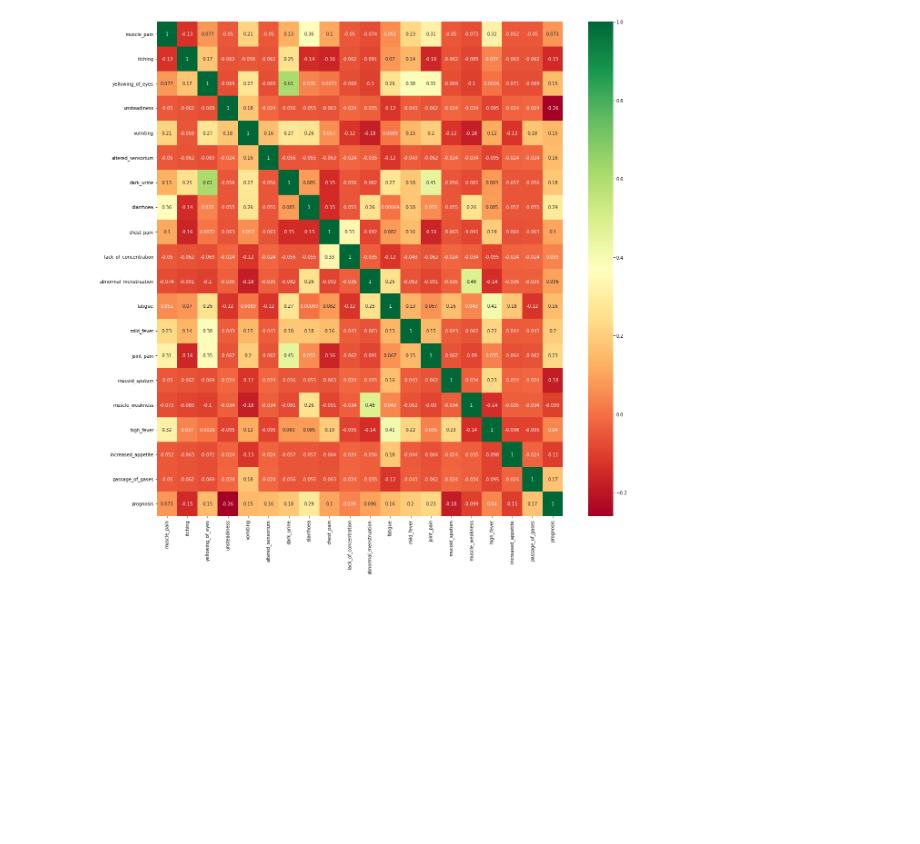
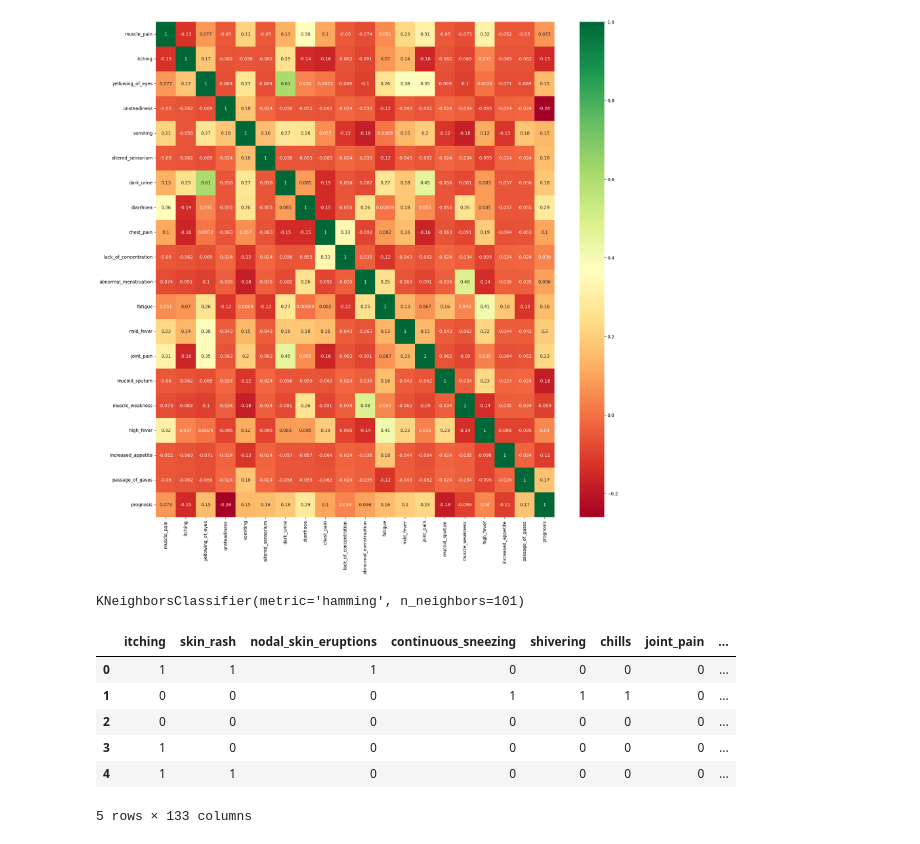
Before and after one commit to khurramahmed/diseaseprediction, a Jupyter notebook: diseaseprediction.ipynb, the cells around one changed output. Saved outputs shown, nothing was run; the diff lists cells and outputs as text; code cells hidden in the pictures; blank space fills up the shorter version.

```diff
--- a/diseaseprediction.ipynb
+++ b/diseaseprediction.ipynb
@@ -114,0 +87,19 @@ corr_heatmap = sns.heatmap(for_matrix[corr_important_features].corr(), annot = T
+# %%
+classifier = KNeighborsClassifier(n_neighbors=101, metric = 'hamming')
+classifier.fit(x, y)
+# %% [output]
+KNeighborsClassifier(metric='hamming', n_neighbors=101)
+# %%
+testurl= "https://raw.githubusercontent.com/khurramahmed/diseaseprediction/main/Testing.csv"
+# %%
+test = pd.read_csv(testurl)
+test = Encoder(test)
+test.head()
+# %% [output]
+|  | itching | skin_rash | nodal_skin_eruptions | continuous_sneezing | shivering | chills | joint_pain | ... |
+| 0 | 1 | 1 | 1 | 0 | 0 | 0 | 0 | ... |
+| 1 | 0 | 0 | 0 | 1 | 1 | 1 | 0 | ... |
+| 2 | 0 | 0 | 0 | 0 | 0 | 0 | 0 | ... |
+| 3 | 1 | 0 | 0 | 0 | 0 | 0 | 0 | ... |
+| 4 | 1 | 1 | 0 | 0 | 0 | 0 | 0 | ... |
+5 rows × 133 columns
```
Also changed, not shown: parts of 11 cells of this notebook.
